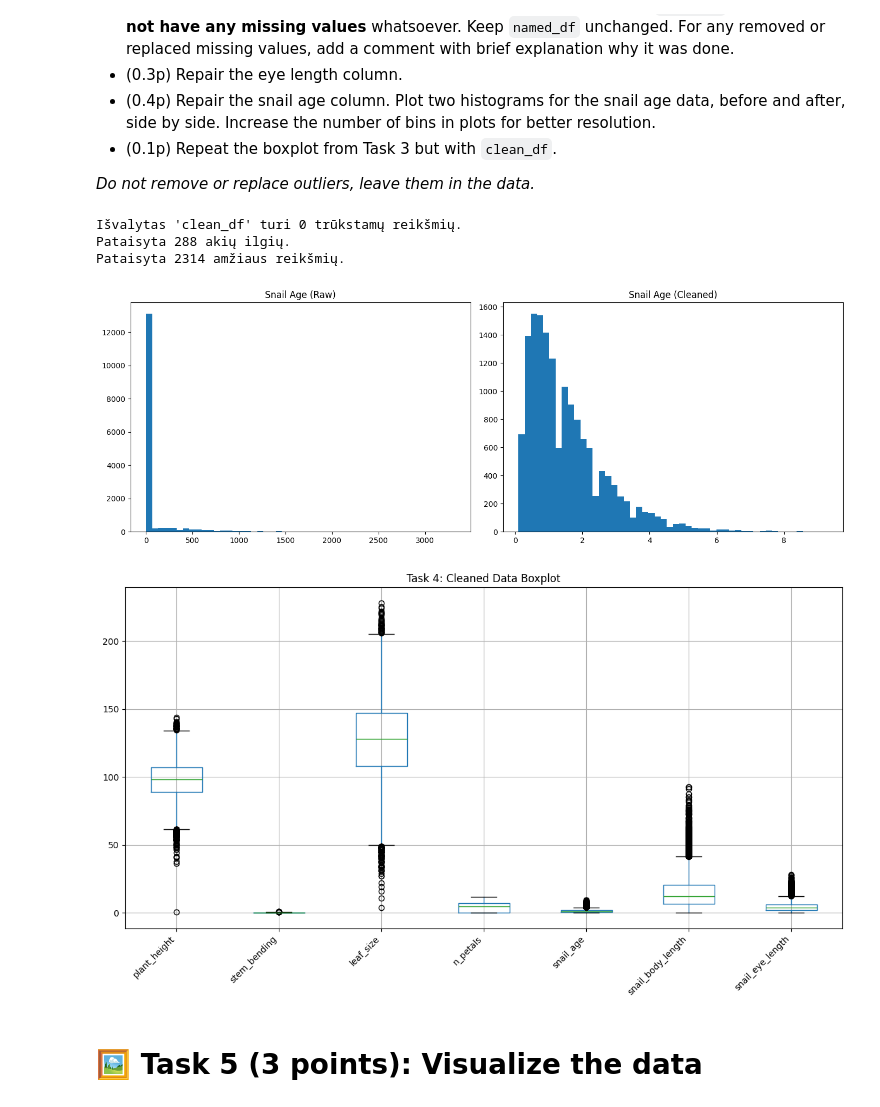
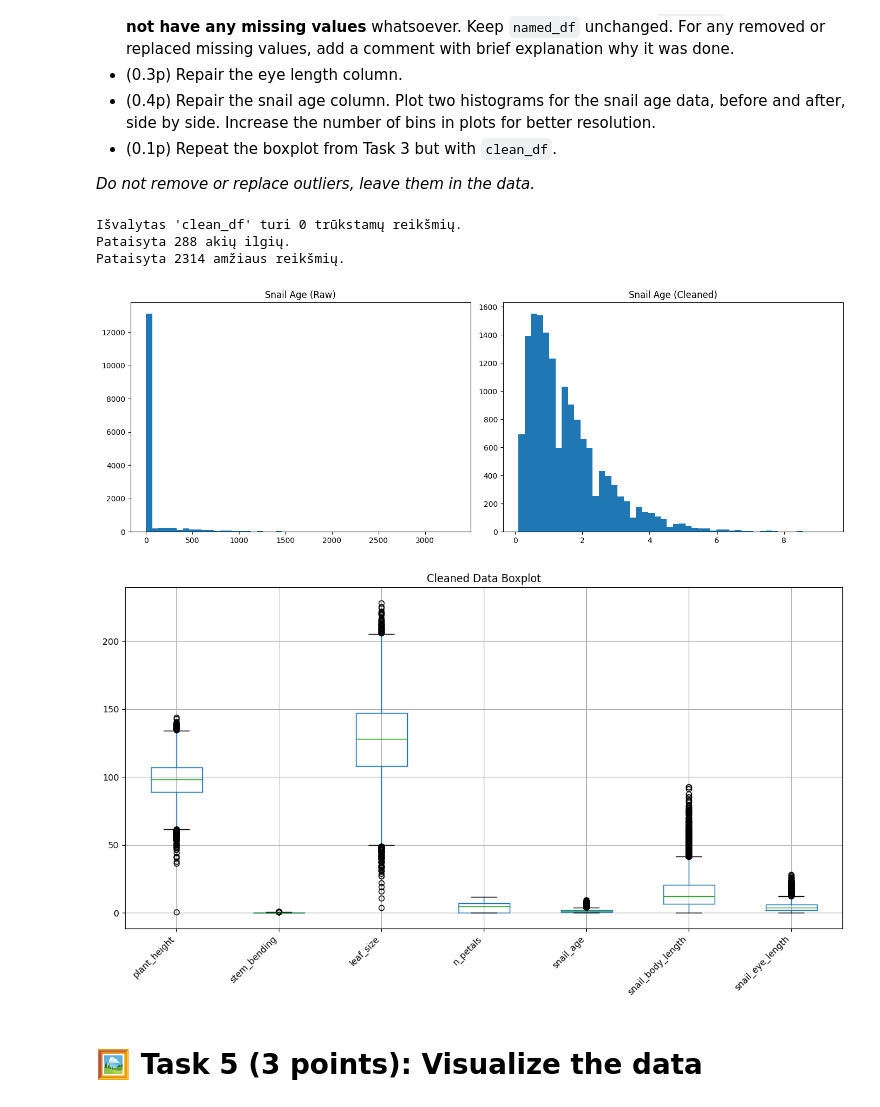
Before and after one commit to Danielius162/Molekulines_kursas, a Jupyter notebook: Namų darbai/Homework3 (1).ipynb, the cells around one changed output. Saved outputs shown, nothing was run; the diff lists cells and outputs as text; code cells hidden in the pictures.

```diff
--- a/Namų darbai/Homework3 (1).ipynb
+++ b/Namų darbai/Homework3 (1).ipynb
@@ -260,35 +260,35 @@ if 'named_df' in locals() and not named_df.empty:
     max_eye = 0.4 * clean_df['snail_body_length']
     bad_eye = clean_df['snail_eye_length'] > max_eye
     clean_df.loc[bad_eye, 'snail_eye_length'] = 0.2 * clean_df.loc[bad_eye, 'snail_body_length']
     print(f"Pataisyta {bad_eye.sum()} akių ilgių.")
 
     # 4. Taisome sraigės amžių
     bad_age = clean_df['snail_age'] > 20
     clean_df.loc[bad_age, 'snail_age'] = clean_df.loc[bad_age, 'snail_age'] / 365
     print(f"Pataisyta {bad_age.sum()} amžiaus reikšmių.")
 
     # Histogramos
     fig, (ax1, ax2) = plt.subplots(1, 2, figsize=(14, 5))
     ax1.hist(named_df['snail_age'].dropna(), bins=50); ax1.set_title("Snail Age (Raw)")
     ax2.hist(clean_df['snail_age'], bins=50); ax2.set_title("Snail Age (Cleaned)")
     plt.tight_layout()
     plt.show()
 
     # Boxplot (švarus)
     numeric_cols_clean = clean_df.select_dtypes(include=[np.number]).columns
     if not numeric_cols_clean.empty:
         plt.figure(figsize=(12, 7))
         clean_df.boxplot(column=list(numeric_cols_clean))
-        plt.title("Task 4: Cleaned Data Boxplot")
+        plt.title("Cleaned Data Boxplot")
         plt.xticks(rotation=45, ha="right")
         plt.tight_layout()
         plt.show()
 # %% [output]
 Išvalytas 'clean_df' turi 0 trūkstamų reikšmių.
 Pataisyta 288 akių ilgių.
 Pataisyta 2314 amžiaus reikšmių.
 [figure]
-[figure, old version]
+[figure, new version]
 # %%
 assert list(named_df.columns) == list(clean_df.columns)
 assert len(named_df) > len(clean_df)
```
Also changed, not shown: parts of 1 cell of this notebook.
